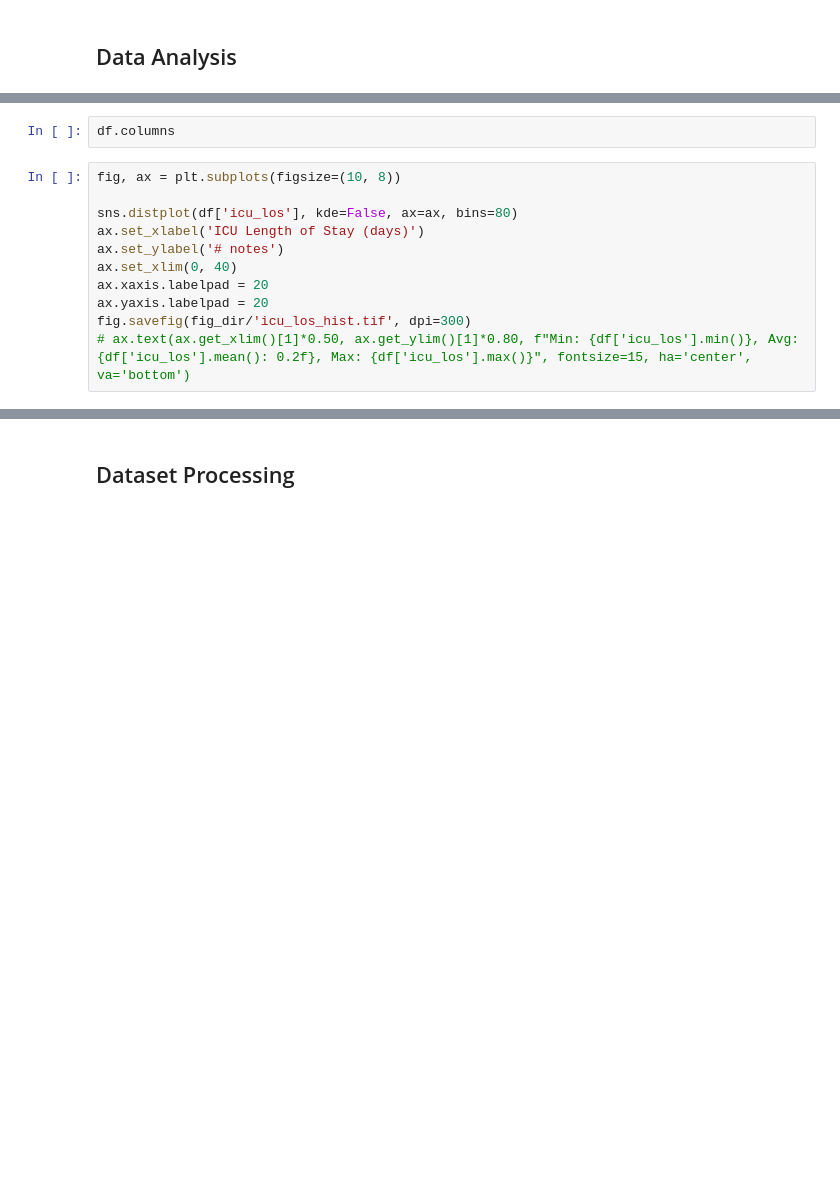
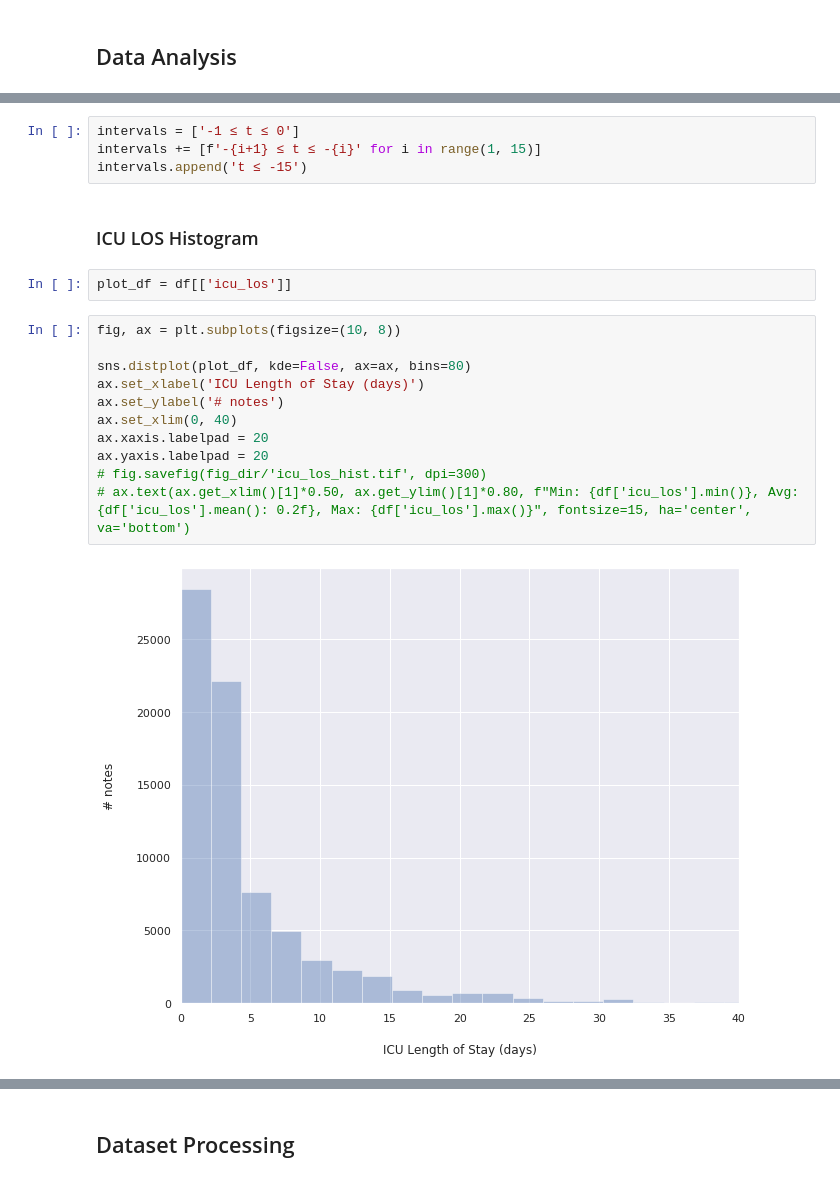
Before and after one commit to sudarshan85/imminent-adm-mimic, a Jupyter notebook: data_analysis.ipynb, the cells around one changed output, grey strips where cells are left out. Saved outputs shown, nothing was run; the diff lists cells and outputs as text; blank space fills up the shorter version.

```diff
--- a/data_analysis.ipynb
+++ b/data_analysis.ipynb
@@ -82,13 +90,21 @@ df = pd.read_csv(proc_csv)
-# %%
-df.columns
+# %%
+intervals = ['-1 ≤ t ≤ 0']
+intervals += [f'-{i+1} ≤ t ≤ -{i}' for i in range(1, 15)]
+intervals.append('t ≤ -15')
+# %% [markdown]
+### ICU LOS Histogram
+# %%
+plot_df = df[['icu_los']]
 # %%
 fig, ax = plt.subplots(figsize=(10, 8))
 
-sns.distplot(df['icu_los'], kde=False, ax=ax, bins=80)
+sns.distplot(plot_df, kde=False, ax=ax, bins=80)
 ax.set_xlabel('ICU Length of Stay (days)')
 ax.set_ylabel('# notes')
 ax.set_xlim(0, 40)
 ax.xaxis.labelpad = 20
 ax.yaxis.labelpad = 20
-fig.savefig(fig_dir/'icu_los_hist.tif', dpi=300)
+# fig.savefig(fig_dir/'icu_los_hist.tif', dpi=300)
 # ax.text(ax.get_xlim()[1]*0.50, ax.get_ylim()[1]*0.80, f"Min: {df['icu_los'].min()}, Avg: {df['icu_los'].mean(): 0.2f}, Max: {df['icu_los'].max()}", fontsize=15, ha='center', va='bottom')
+# %% [output]
+[figure, added]
```
Also changed, not shown: parts of 6 cells of this notebook.
